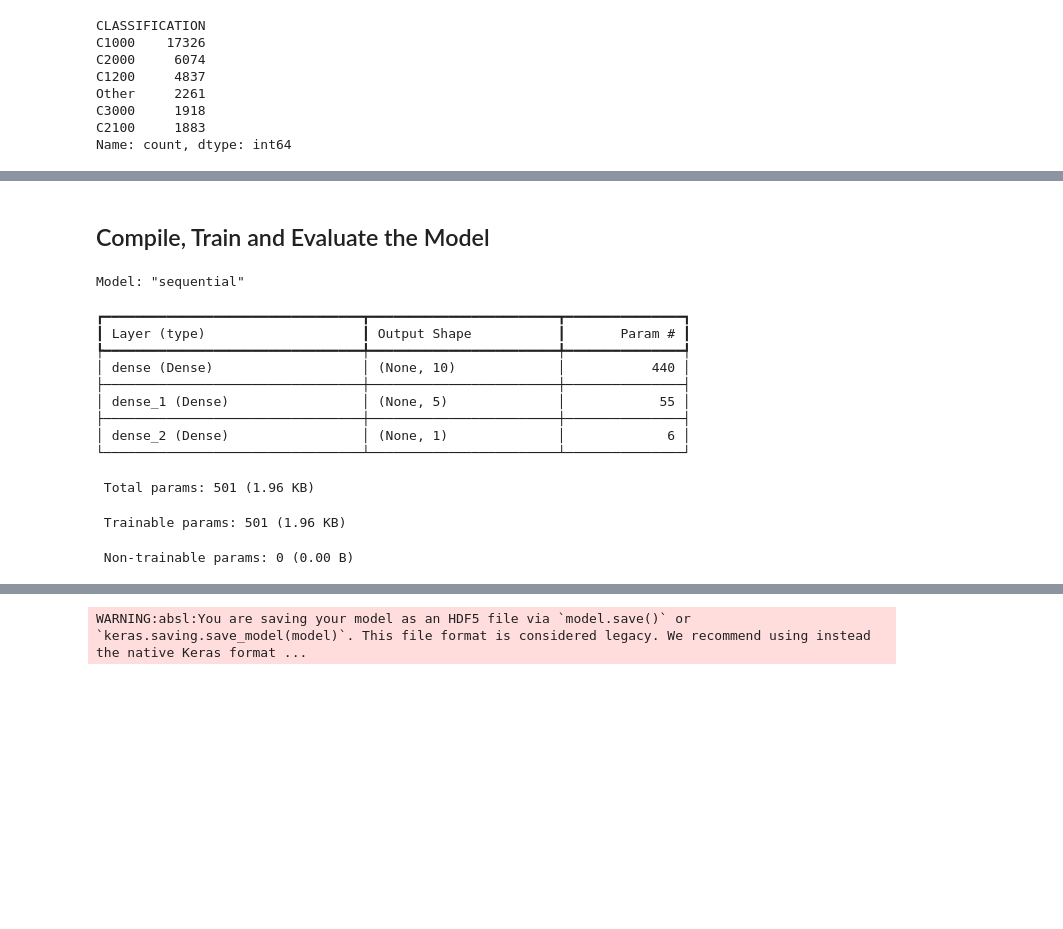
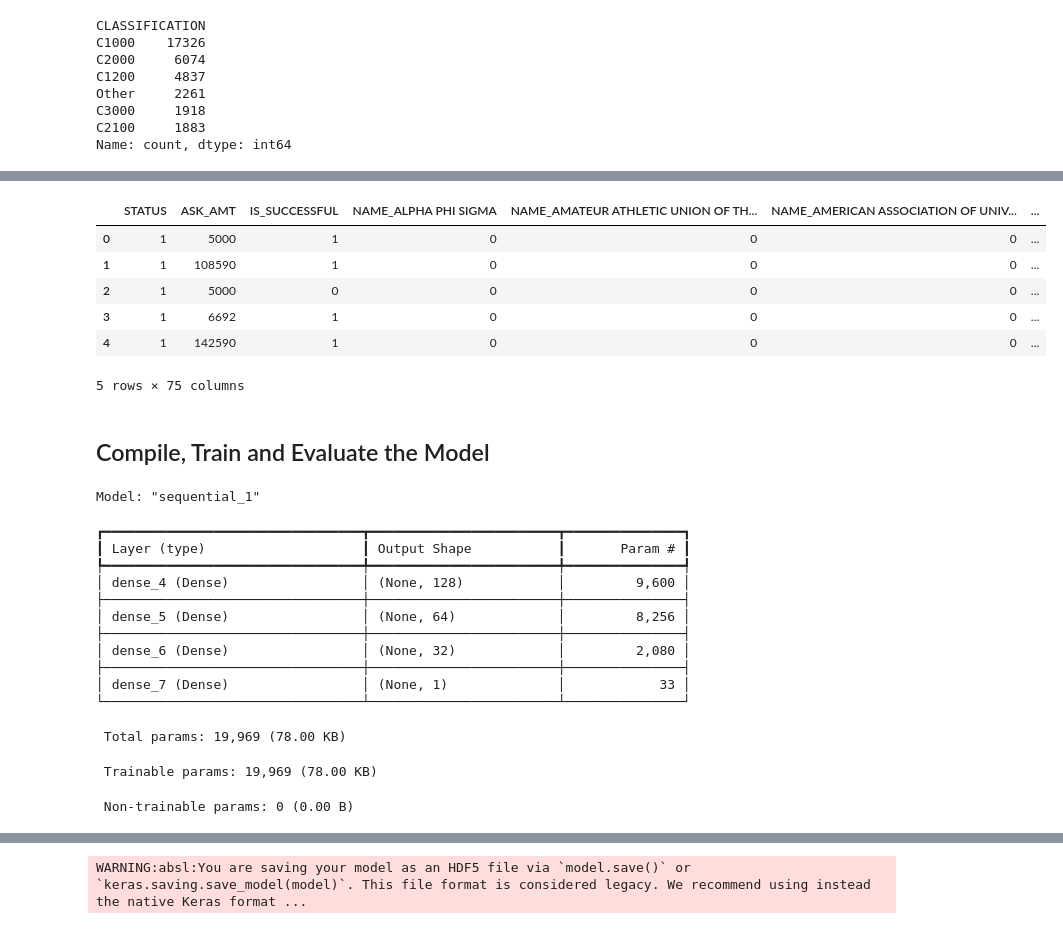
Before and after one commit to gbadrain/deep-learning-challenge, a Jupyter notebook: Deep_Learning_Challenge/AlphabetSoupCharity_Optimization.ipynb, the cells around one changed output, grey strips where cells are left out. Saved outputs shown, nothing was run; the diff lists cells and outputs as text; code cells hidden in the pictures; blank space fills up the shorter version.

```diff
--- a/Deep_Learning_Challenge/AlphabetSoupCharity_Optimization.ipynb
+++ b/Deep_Learning_Challenge/AlphabetSoupCharity_Optimization.ipynb
@@ -160,3 +158,7 @@ Other     2261
 C3000     1918
 C2100     1883
 Name: count, dtype: int64
+# %%
+# Look at NAME value counts for binning
+name_counts = application_df['NAME'].value_counts()
+name_counts
@@ -162,0 +179,11 @@ Name: count, dtype: int64
+# %%
+# Choose a cutoff value and create a list of names to be replaced
+names_to_replace = list(name_counts[name_counts < 100].index)
+
+# Replace in dataframe
+for name in names_to_replace:
+    application_df['NAME'] = application_df['NAME'].replace(
+        name, "Other")
+
+# Check to make sure binning was successful
+application_df['NAME'].value_counts()
@@ -163,8 +208,17 @@ Name: count, dtype: int64
 # %%
 # Convert categorical data to numeric with `pd.get_dummies`
 #This is essential for preparing data for machine learning models, as most algorithms work with numerical inputs
 #To convert alphanumeric values into numeric- use LabelEncoder:
-application_numeric = pd.get_dummies(application_df)
+application_numeric = pd.get_dummies(application_df).astype('int')
+application_numeric.head()
+# %% [output]
+|  | STATUS | ASK_AMT | IS_SUCCESSFUL | NAME_ALPHA PHI SIGMA | NAME_AMATEUR ATHLETIC UNION OF TH... | NAME_AMERICAN ASSOCIATION OF UNIV... | ... |
+| 0 | 1 | 5000 | 1 | 0 | 0 | 0 | ... |
+| 1 | 1 | 108590 | 1 | 0 | 0 | 0 | ... |
+| 2 | 1 | 5000 | 0 | 0 | 0 | 0 | ... |
+| 3 | 1 | 6692 | 1 | 0 | 0 | 0 | ... |
+| 4 | 1 | 142590 | 1 | 0 | 0 | 0 | ... |
+5 rows × 75 columns
 # %%
 # Split our preprocessed data into our features and target arrays
 X = application_numeric.drop(['IS_SUCCESSFUL'], axis=1)
@@ -188,39 +242,45 @@ X_test_scaled = X_scaler.transform(X_test)
 # %%
 # Define the model - deep neural net
 number_input_features = len(X_train_scaled[0])
-hidden_nodes_layer1 = 10
-hidden_nodes_layer2 = 5
+hidden_nodes_layer1 = 128
+hidden_nodes_layer2 = 64
+hidden_nodes_layer3= 32
 
 nn = tf.keras.models.Sequential()
 
-# Explicit Input layer
-nn.add(tf.keras.layers.Input(shape=(number_input_features,)))
+# First hidden layer
+nn.add(tf.keras.layers.Dense(units=hidden_nodes_layer1,
+             input_dim=number_input_features, activation="relu"))
 
-# First hidden layer / "tanh" between -1 and 1 for balanced values
-nn.add(tf.keras.layers.Dense(units=hidden_nodes_layer1, activation="tanh"))
+# Second hidden layer
+nn.add(tf.keras.layers.Dense(
+    units=hidden_nodes_layer2, activation="sigmoid"))
 
-# Second hidden layer / "relu" >=0 for efficiency
-nn.add(tf.keras.layers.Dense(units=hidden_nodes_layer2, activation="relu"))
+# Third hidden layer
+nn.add(tf.keras.layers.Dense(
+    units=hidden_nodes_layer3, activation="sigmoid"))
 
-# Output layer /"sigmoid" between 0 and 1 for binary classification.
+# Output layer
 nn.add(tf.keras.layers.Dense(units=1, activation="sigmoid"))
 
+
 # Check the structure of the model
-# Trainable Parameters: 501, means all are actively updated during training.
 nn.summary()
 # %% [output]
-Model: "sequential"
+Model: "sequential_1"
 ┏━━━━━━━━━━━━━━━━━━━━━━━━━━━━━━━━━┳━━━━━━━━━━━━━━━━━━━━━━━━┳━━━━━━━━━━━━━━━┓
 ┃ Layer (type)                    ┃ Output Shape           ┃       Param # ┃
 ┡━━━━━━━━━━━━━━━━━━━━━━━━━━━━━━━━━╇━━━━━━━━━━━━━━━━━━━━━━━━╇━━━━━━━━━━━━━━━┩
-│ dense (Dense)                   │ (None, 10)             │           440 │
+│ dense_4 (Dense)                 │ (None, 128)            │         9,600 │
 ├─────────────────────────────────┼────────────────────────┼───────────────┤
-│ dense_1 (Dense)                 │ (None, 5)              │            55 │
+│ dense_5 (Dense)                 │ (None, 64)             │         8,256 │
 ├─────────────────────────────────┼────────────────────────┼───────────────┤
-│ dense_2 (Dense)                 │ (None, 1)              │             6 │
+│ dense_6 (Dense)                 │ (None, 32)             │         2,080 │
+├─────────────────────────────────┼────────────────────────┼───────────────┤
+│ dense_7 (Dense)                 │ (None, 1)              │            33 │
 └─────────────────────────────────┴────────────────────────┴───────────────┘
- Total params: 501 (1.96 KB)
+ Total params: 19,969 (78.00 KB)
- Trainable params: 501 (1.96 KB)
+ Trainable params: 19,969 (78.00 KB)
  Non-trainable params: 0 (0.00 B)
 # %%
 # Compile the model
```
Also changed, not shown: parts of 8 cells of this notebook, 2 other files.
